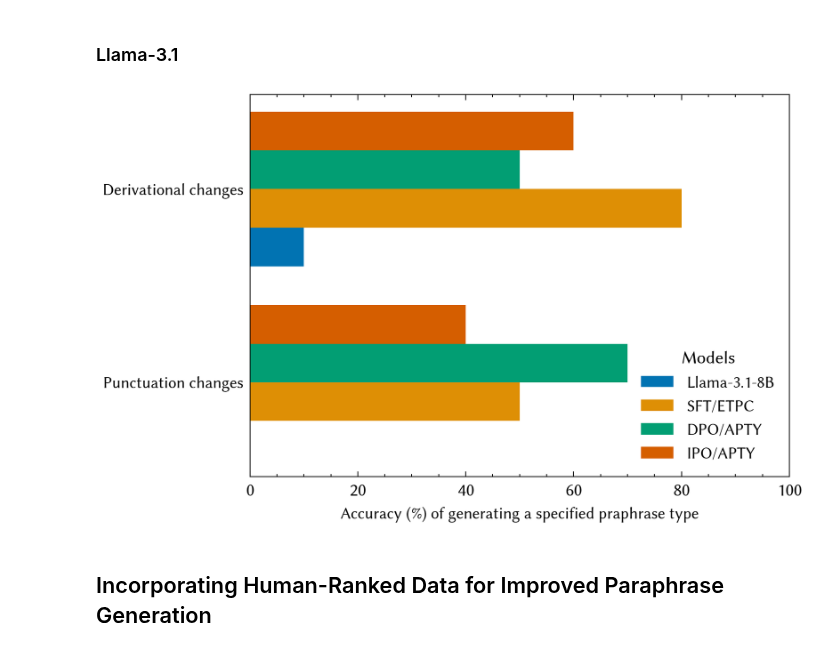
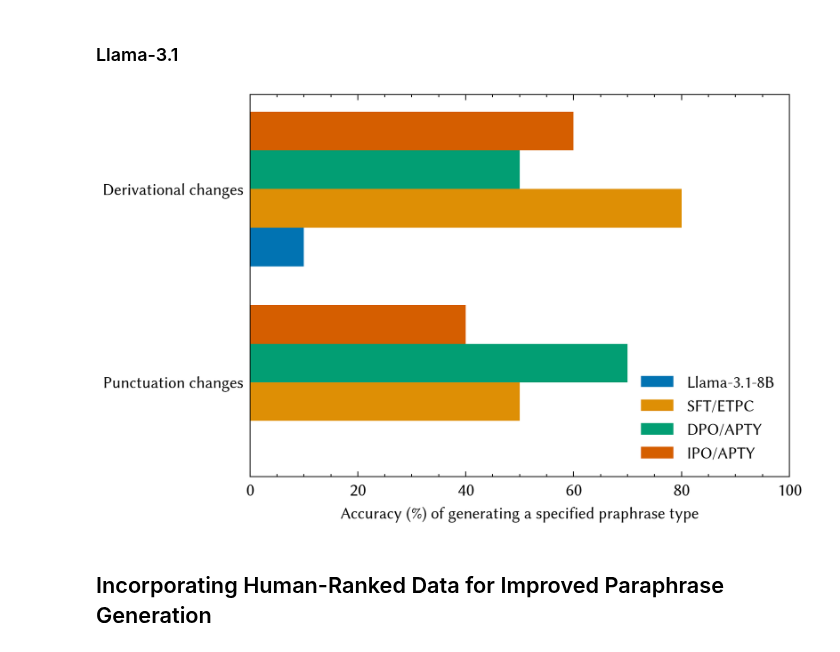
Before and after one commit to cluebbers/dpo-rlhf-paraphrase-types, a Jupyter notebook: notebooks/plots.ipynb, the cells around one changed output. Cells and saved outputs as stored; diff of their text form; code cells hidden in the pictures.

```diff
--- a/notebooks/plots.ipynb
+++ b/notebooks/plots.ipynb
@@ -297,35 +297,35 @@ def create_accuracy_plot(data):
     sns.set_palette("colorblind")
     rcParams["font.family"] = "sans-serif"
     rcParams["font.sans-serif"] = ["Linux Biolinum O", "Linux Biolinum", "Biolinum"]
 
     models = ['Llama-3.1-8B', 'SFT/ETPC', 'DPO/APTY', 'IPO/APTY']
     x = np.arange(len(df['APT']))
     width = 0.2
 
     for i, model in enumerate(models):
         ax.barh(x + i*width, df[model], width, label=model)
 
     ax.set_yticks(x + width*1.5)
     ax.set_yticklabels(df['APT'], fontsize=9)
     ax.tick_params(axis="y", which="both", left=False, right=False)
     ax.set_xlabel("Accuracy (%) of generating a specified praphrase type", fontsize=9)
     plt.xlim(0, 100)
-    ax.legend(title='Models', fontsize=9)
+    ax.legend(fontsize=9)
 
     return plt
 
 # Usage:
 with open('/home/slim/dpo-rhlf-paraphrase-types/out/gen-models/project-6-at-2024-11-11-08-29-217de474.json', 'r') as f:
     data = json.load(f)
 
 plot = create_accuracy_plot(data)
 
 output_path = os.path.join(output_dir, "llama3_type_ranking.pdf")
 plt.savefig(output_path, dpi=300)
 
 plot.show()
 # %% [output]
-[figure, old version]
+[figure, new version]
 # %% [markdown]
 ## Incorporating Human-Ranked Data for Improved Paraphrase Generation
 # %%
```
Also changed, not shown: parts of 1 cell of this notebook.
